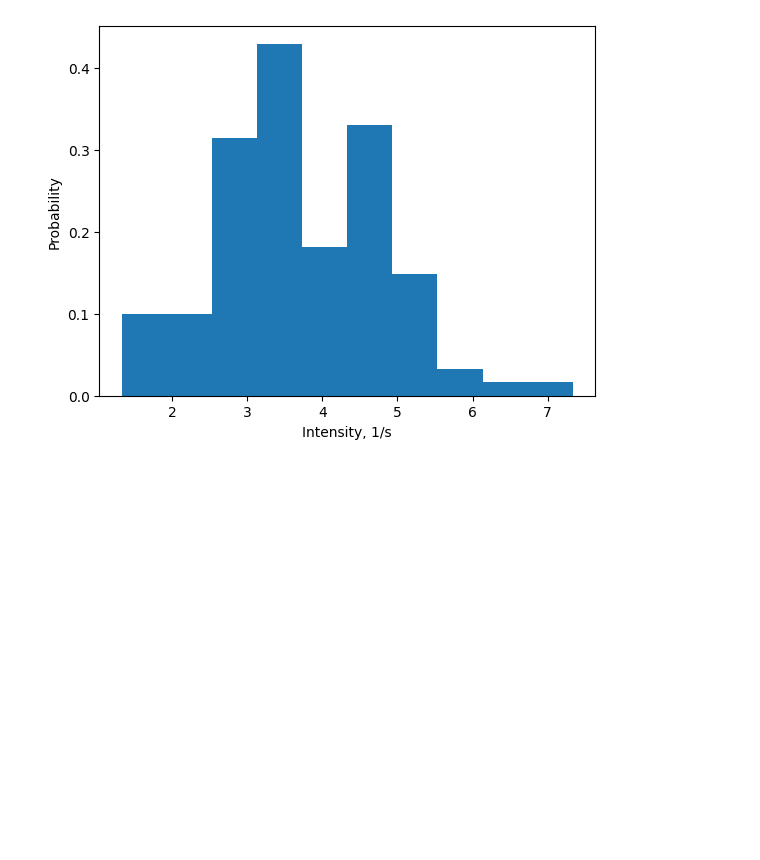
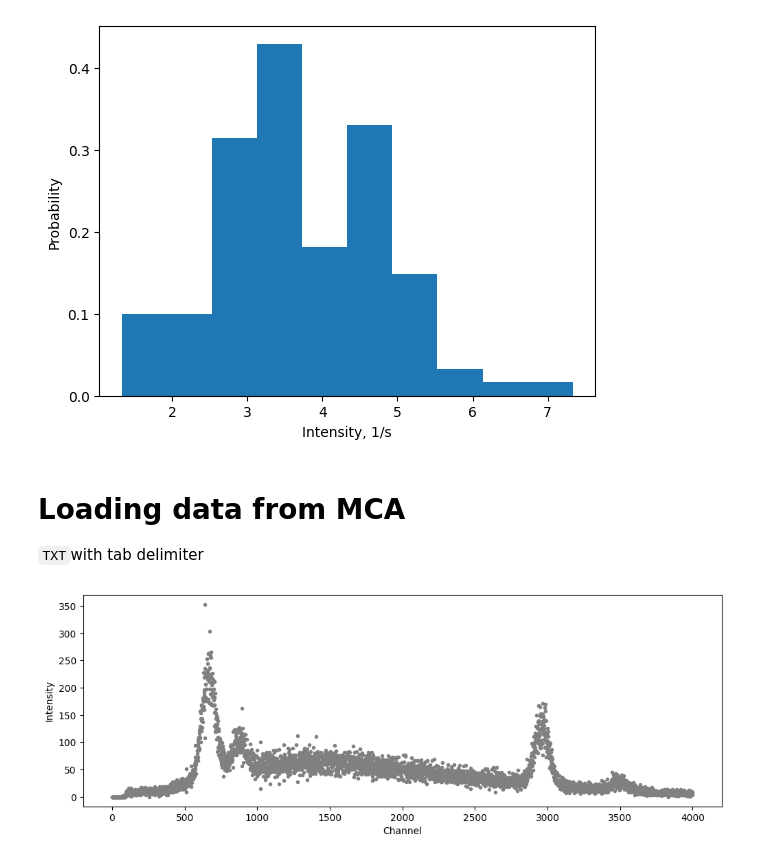
Before and after one commit to tphlabs/python_workshop, a Jupyter notebook: Loading_data_snippets.ipynb, the cells around one changed output. Drawn from its saved outputs; the diff is of its cells as text; code cells hidden in the pictures; blank space fills up the shorter version.

```diff
--- a/Loading_data_snippets.ipynb
+++ b/Loading_data_snippets.ipynb
@@ -89,3 +90,21 @@ plt.ylabel('Probability')
 plt.show()
 # %% [output]
 [figure]
+# %% [markdown]
+# Loading data from MCA <a name="mca"></a>
+
+`TXT`with tab delimiter
+# %%
+filename = 'https://raw.githubusercontent.com/tphlabs/data/refs/heads/main/Lab4_Xray/2024.10.30/Mo_calibration.txt'
+
+channel, intensity = np.genfromtxt(filename,
+                            delimiter='\t',
+                            skip_header=3).T
+
+plt.figure(figsize=(12, 4))
+plt.plot(channel, intensity, '.', color='gray')
+plt.xlabel('Channel')
+plt.ylabel('Intensity')
+plt.show()
+# %% [output]
+[figure, added]
```
Also changed, not shown: parts of 4 cells of this notebook.
